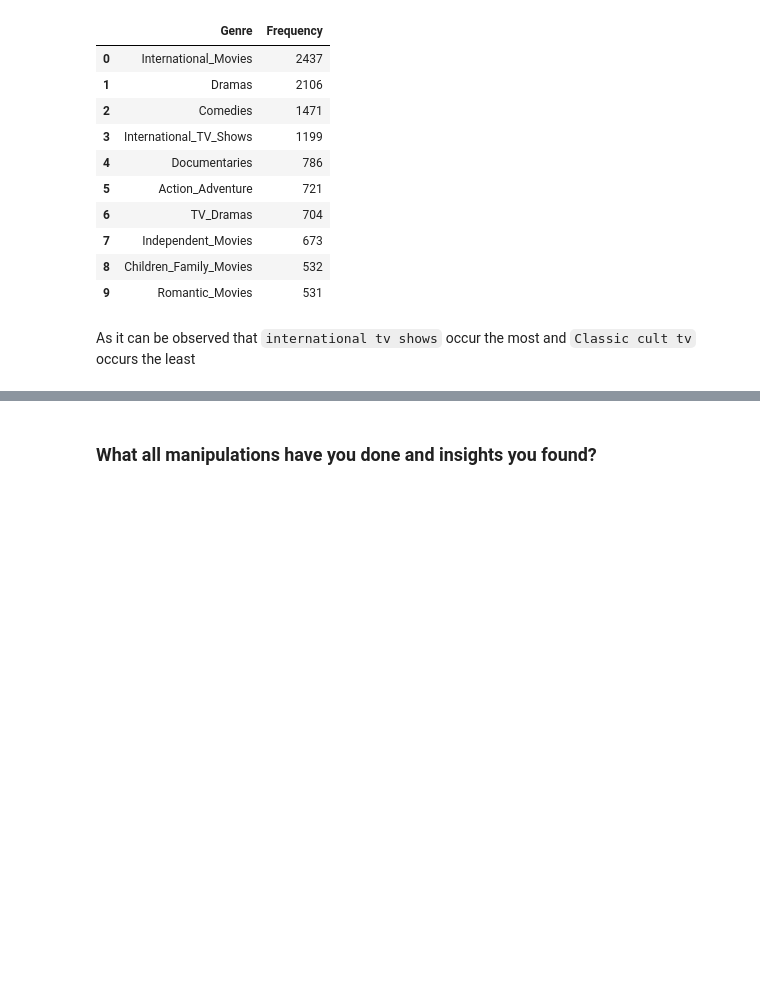
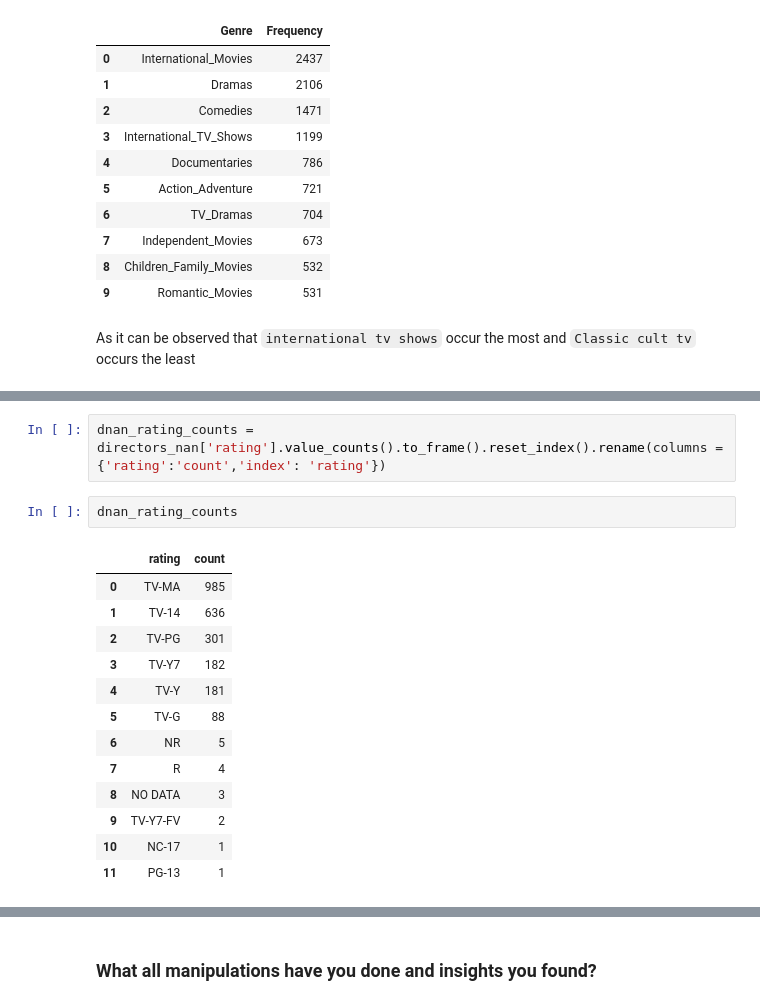
Before and after one commit to 007tickooayush/ML-Unsupervised-Netflix-Clustering-Recommendation-Project, a Jupyter notebook: Ayush_Tickoo_ML_Capstone_Unsupervised_Project.ipynb, the cells around one changed output, grey strips where cells are left out. Drawn from its saved outputs; the diff is of its cells as text; blank space fills up the shorter version.

```diff
--- a/Ayush_Tickoo_ML_Capstone_Unsupervised_Project.ipynb
+++ b/Ayush_Tickoo_ML_Capstone_Unsupervised_Project.ipynb
@@ -488,0 +549,18 @@ Name: type, dtype: int64
+# %%
+dnan_rating_counts = directors_nan['rating'].value_counts().to_frame().reset_index().rename(columns = {'rating':'count','index': 'rating'})
+# %%
+dnan_rating_counts
+# %% [output]
+|  | rating | count |
+| 0 | TV-MA | 985 |
+| 1 | TV-14 | 636 |
+| 2 | TV-PG | 301 |
+| 3 | TV-Y7 | 182 |
+| 4 | TV-Y | 181 |
+| 5 | TV-G | 88 |
+| 6 | NR | 5 |
+| 7 | R | 4 |
+| 8 | NO DATA | 3 |
+| 9 | TV-Y7-FV | 2 |
+| 10 | NC-17 | 1 |
+| 11 | PG-13 | 1 |
```
Also changed, not shown: parts of 32 cells of this notebook.
